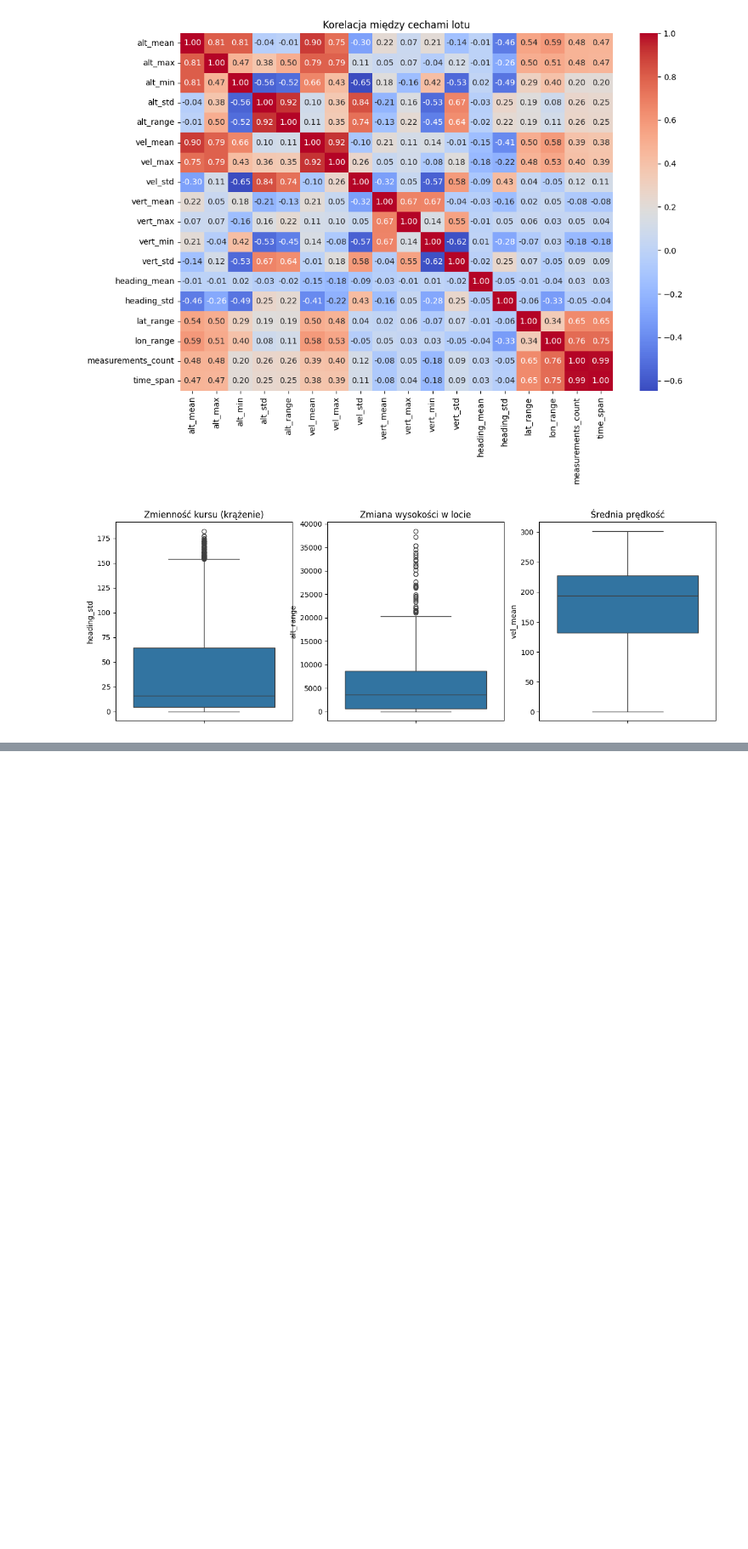
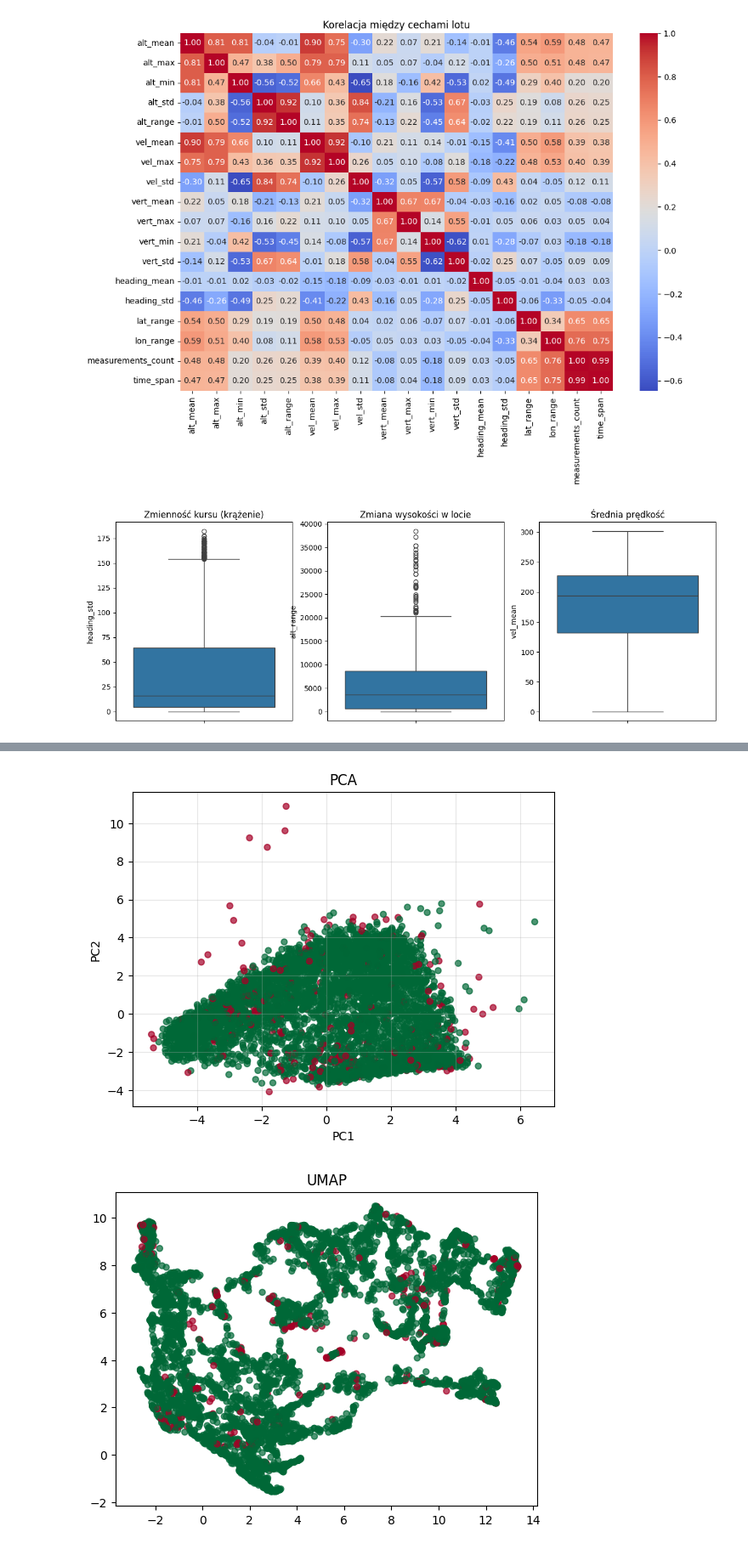
Before and after one commit to krzkapera/wdzd, a Jupyter notebook: src/lol.ipynb, the cells around one changed output, grey strips where cells are left out. Shown at 85% size. Saved outputs shown, nothing was run; the diff lists cells and outputs as text; code cells hidden in the pictures; blank space fills up the shorter version.

```diff
--- a/src/lol.ipynb
+++ b/src/lol.ipynb
@@ -321,0 +392,5 @@ Name: count, dtype: int64
+# %%
+plots(anomaly_LOF)
+# %% [output]
+[figure, added]
+[figure, added]
```
Also changed, not shown: parts of 4 cells of this notebook.
